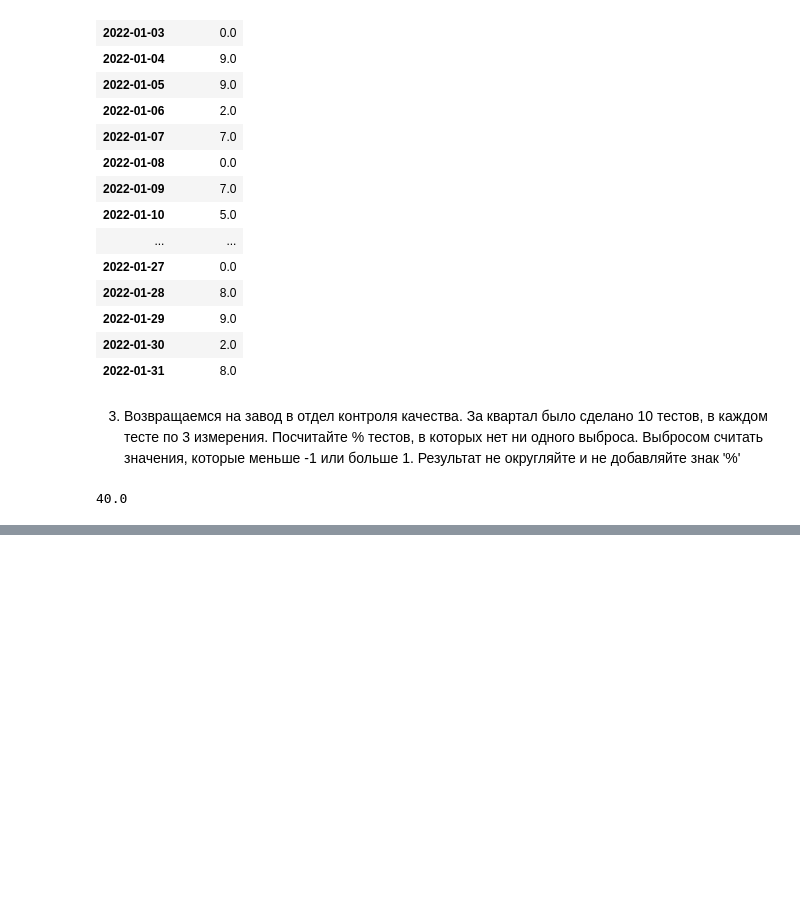
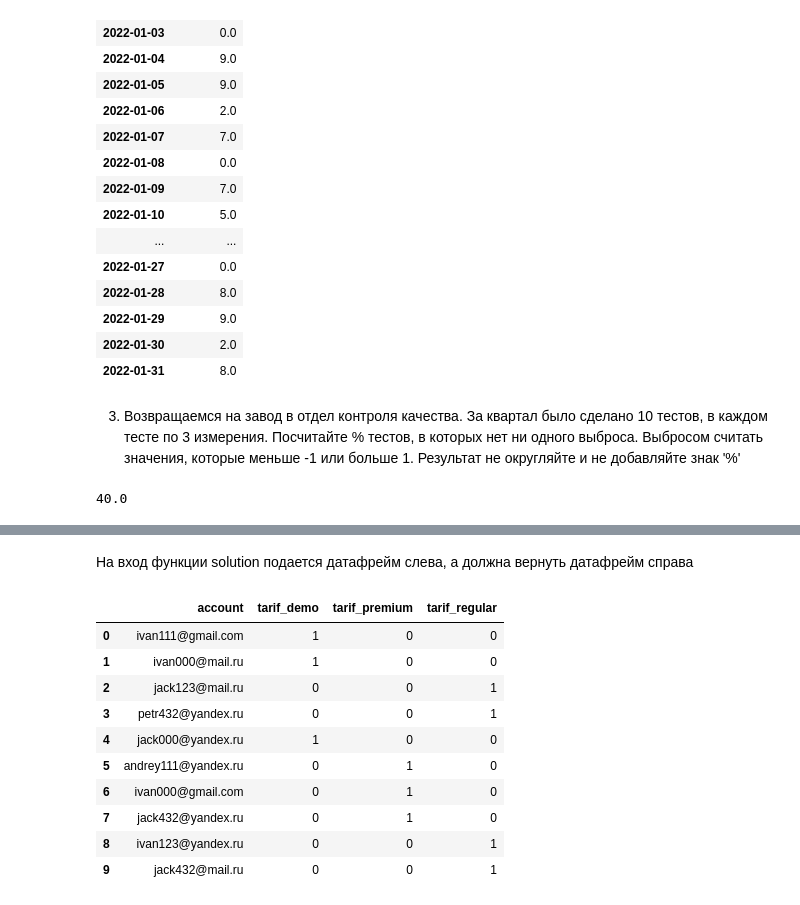
Before and after one commit to VadzimRudzman/pandas_fundamentals, a Jupyter notebook: Основы Pandas.ipynb, the cells around one changed output, grey strips where cells are left out. Saved outputs shown, nothing was run; the diff lists cells and outputs as text; code cells hidden in the pictures; blank space fills up the shorter version.

```diff
--- a/Основы Pandas.ipynb
+++ b/Основы Pandas.ipynb
@@ -3273,0 +3536,23 @@ solution(_df)
+# %% [markdown]
+На вход функции solution подается датафрейм слева, а должна вернуть датафрейм справа
+# %%
+df = pd.DataFrame({'account': {0: 'ivan111@gmail.com', 1: 'ivan000@mail.ru', 2: 'jack123@mail.ru', 3: 'petr432@yandex.ru',
+                               4: 'jack000@yandex.ru', 5: 'andrey111@yandex.ru', 6: 'ivan000@gmail.com',
+                               7: 'jack432@yandex.ru', 8: 'ivan123@yandex.ru', 9: 'jack432@mail.ru'},
+                   'tarif_demo': {0: 1, 1: 1, 2: 0, 3: 0, 4: 1, 5: 0, 6: 0, 7: 0, 8: 0, 9: 0},
+                   'tarif_premium': {0: 0, 1: 0, 2: 0, 3: 0, 4: 0, 5: 1, 6: 1, 7: 1, 8: 0, 9: 0},
+                   'tarif_regular': {0: 0, 1: 0, 2: 1, 3: 1, 4: 0, 5: 0, 6: 0, 7: 0, 8: 1, 9: 1}})
+
+df
+# %% [output]
+|  | account | tarif_demo | tarif_premium | tarif_regular |
+| 0 | ivan111@gmail.com | 1 | 0 | 0 |
+| 1 | ivan000@mail.ru | 1 | 0 | 0 |
+| 2 | jack123@mail.ru | 0 | 0 | 1 |
+| 3 | petr432@yandex.ru | 0 | 0 | 1 |
+| 4 | jack000@yandex.ru | 1 | 0 | 0 |
+| 5 | andrey111@yandex.ru | 0 | 1 | 0 |
+| 6 | ivan000@gmail.com | 0 | 1 | 0 |
+| 7 | jack432@yandex.ru | 0 | 1 | 0 |
+| 8 | ivan123@yandex.ru | 0 | 0 | 1 |
+| 9 | jack432@mail.ru | 0 | 0 | 1 |
```
Also changed, not shown: parts of 64 cells of this notebook.
